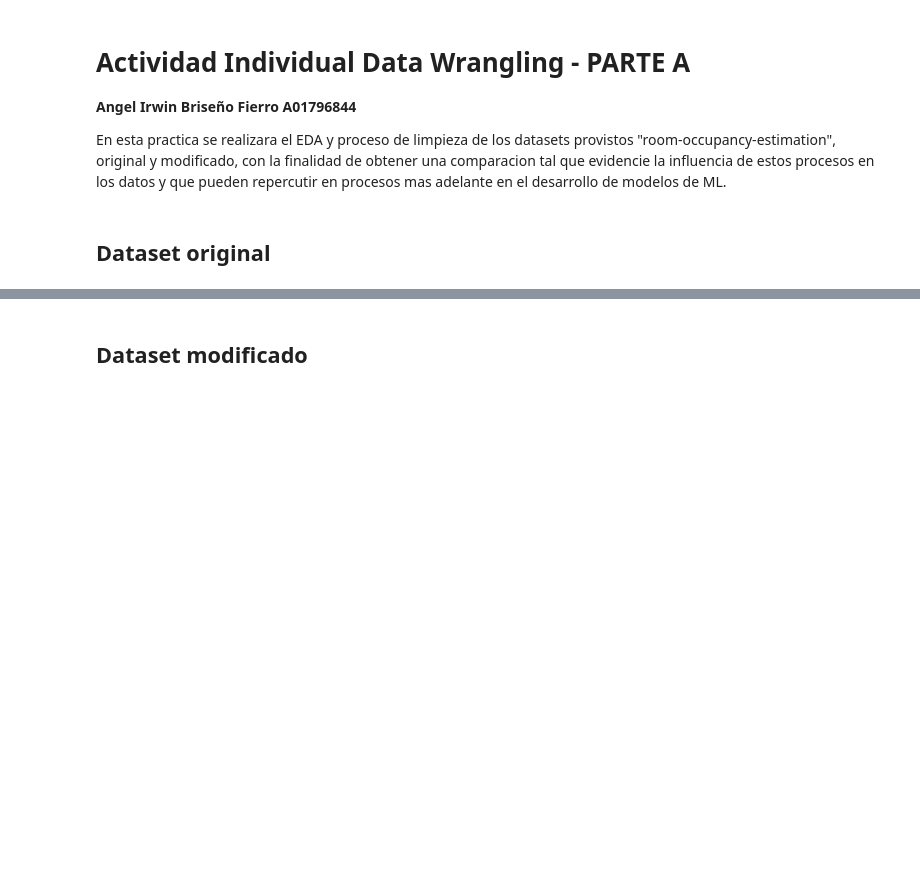
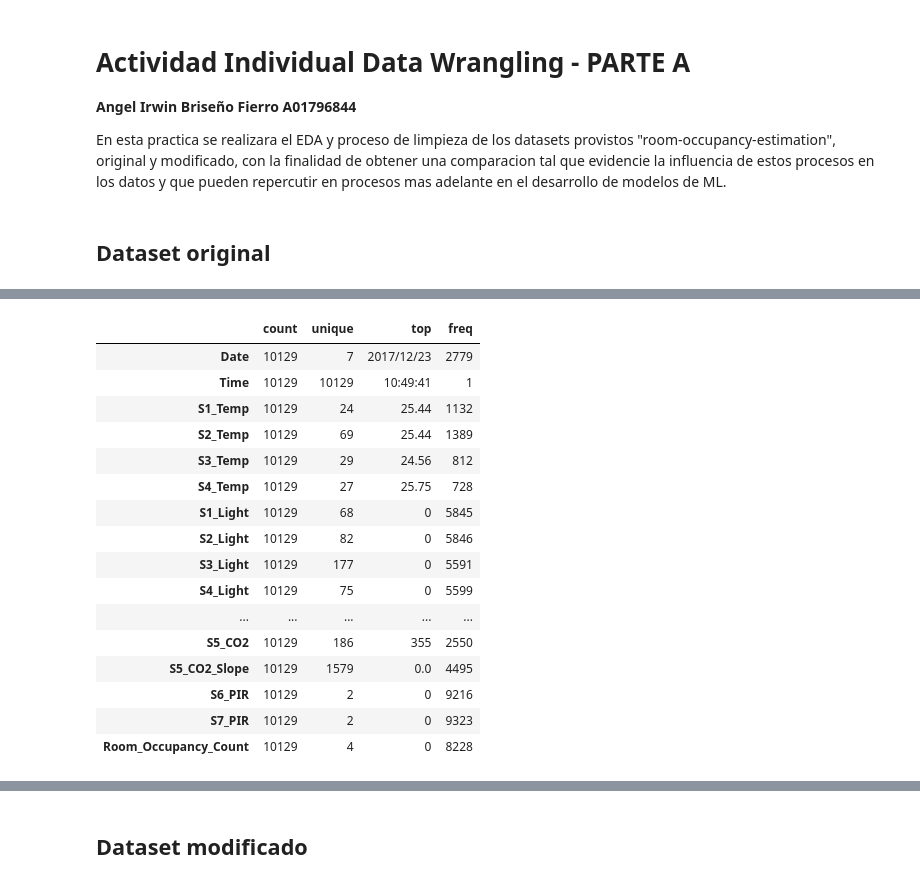
Before and after one commit to AngelBriFi/mlopsAct3, a Jupyter notebook: A03_A01796844.ipynb, the cells around one changed output, grey strips where cells are left out. Drawn from its saved outputs; the diff is of its cells as text; code cells hidden in the pictures; blank space fills up the shorter version.

```diff
--- a/A03_A01796844.ipynb
+++ b/A03_A01796844.ipynb
@@ -31,0 +26,20 @@ ogDf.head()
+# %%
+ogDf.describe().T
+# %% [output]
+|  | count | unique | top | freq |
+| Date | 10129 | 7 | 2017/12/23 | 2779 |
+| Time | 10129 | 10129 | 10:49:41 | 1 |
+| S1_Temp | 10129 | 24 | 25.44 | 1132 |
+| S2_Temp | 10129 | 69 | 25.44 | 1389 |
+| S3_Temp | 10129 | 29 | 24.56 | 812 |
+| S4_Temp | 10129 | 27 | 25.75 | 728 |
+| S1_Light | 10129 | 68 | 0 | 5845 |
+| S2_Light | 10129 | 82 | 0 | 5846 |
+| S3_Light | 10129 | 177 | 0 | 5591 |
+| S4_Light | 10129 | 75 | 0 | 5599 |
+| ... | ... | ... | ... | ... |
+| S5_CO2 | 10129 | 186 | 355 | 2550 |
+| S5_CO2_Slope | 10129 | 1579 | 0.0 | 4495 |
+| S6_PIR | 10129 | 2 | 0 | 9216 |
+| S7_PIR | 10129 | 2 | 0 | 9323 |
+| Room_Occupancy_Count | 10129 | 4 | 0 | 8228 |
```
Also changed, not shown: parts of 11 cells of this notebook.
